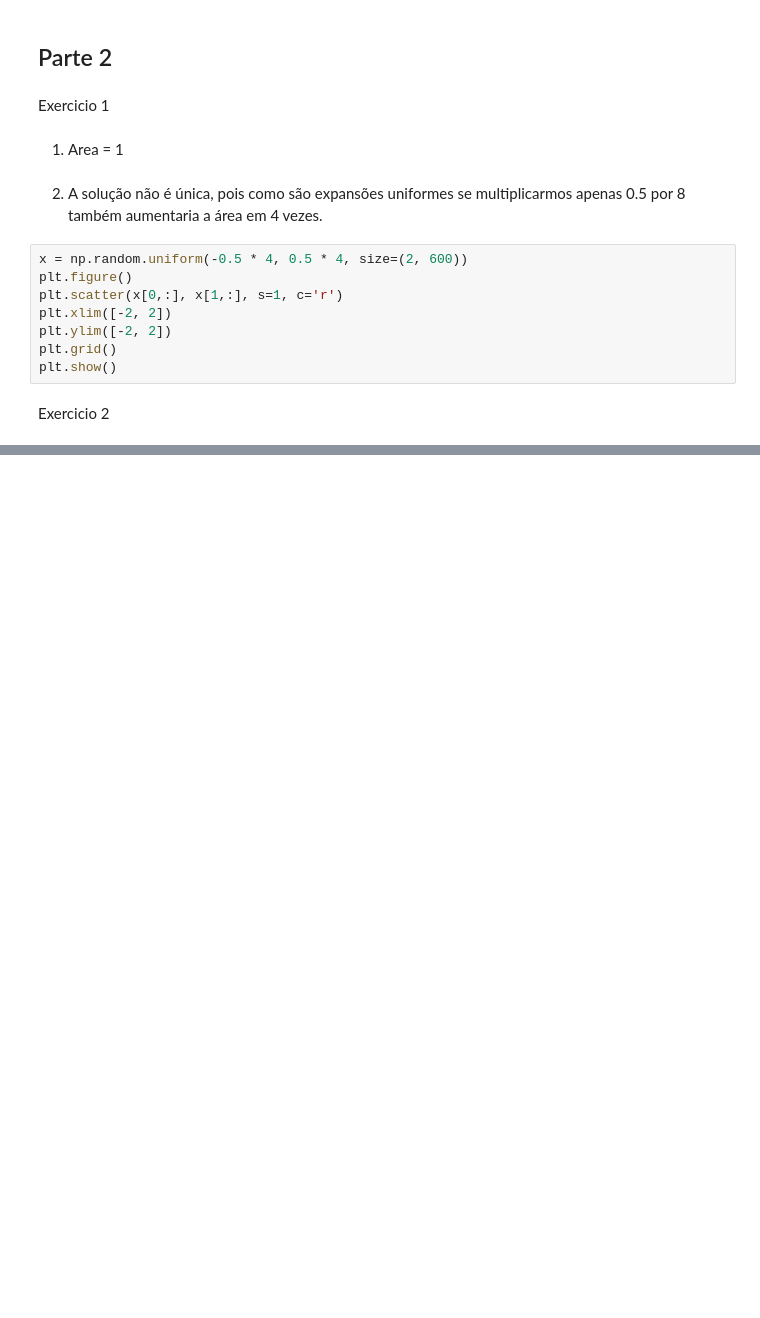
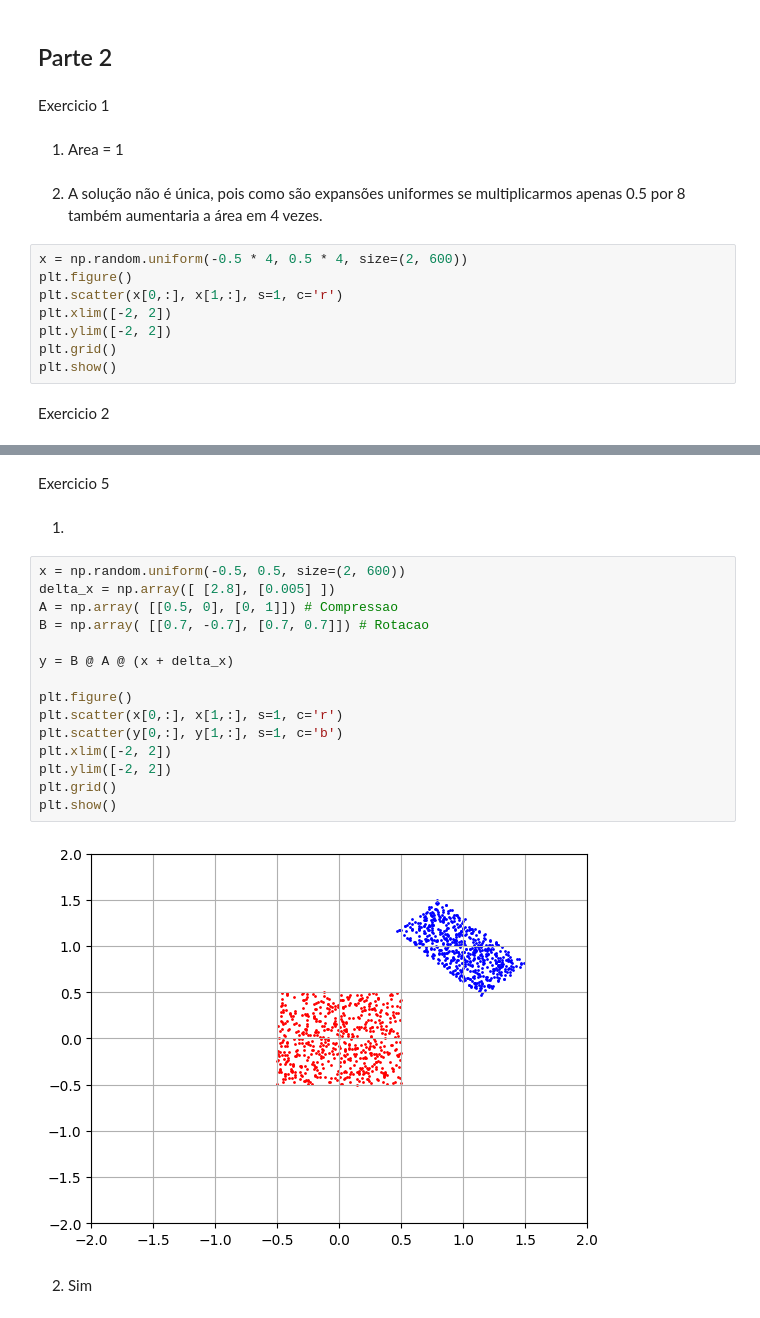
Before and after one commit to tiagoft/alglin, a Jupyter notebook: Notebooks/Gabaritos/gabarito_aula03.ipynb, the cells around one changed output, grey strips where cells are left out. Saved outputs shown, nothing was run; the diff lists cells and outputs as text; blank space fills up the shorter version.

```diff
--- a/Notebooks/Gabaritos/gabarito_aula03.ipynb
+++ b/Notebooks/Gabaritos/gabarito_aula03.ipynb
@@ -126,0 +176,23 @@ Exercicio 2
+# %% [markdown]
+Exercicio 5
+# %% [markdown]
+1)
+# %%
+x = np.random.uniform(-0.5, 0.5, size=(2, 600))
+delta_x = np.array([ [2.8], [0.005] ])
+A = np.array( [[0.5, 0], [0, 1]]) # Compressao
+B = np.array( [[0.7, -0.7], [0.7, 0.7]]) # Rotacao
+
+y = B @ A @ (x + delta_x)
+
+plt.figure()
+plt.scatter(x[0,:], x[1,:], s=1, c='r')
+plt.scatter(y[0,:], y[1,:], s=1, c='b')
+plt.xlim([-2, 2])
+plt.ylim([-2, 2])
+plt.grid()
+plt.show()
+# %% [output]
+[figure, added]
+# %% [markdown]
+2) Sim
```
Also changed, not shown: parts of 21 cells of this notebook.
